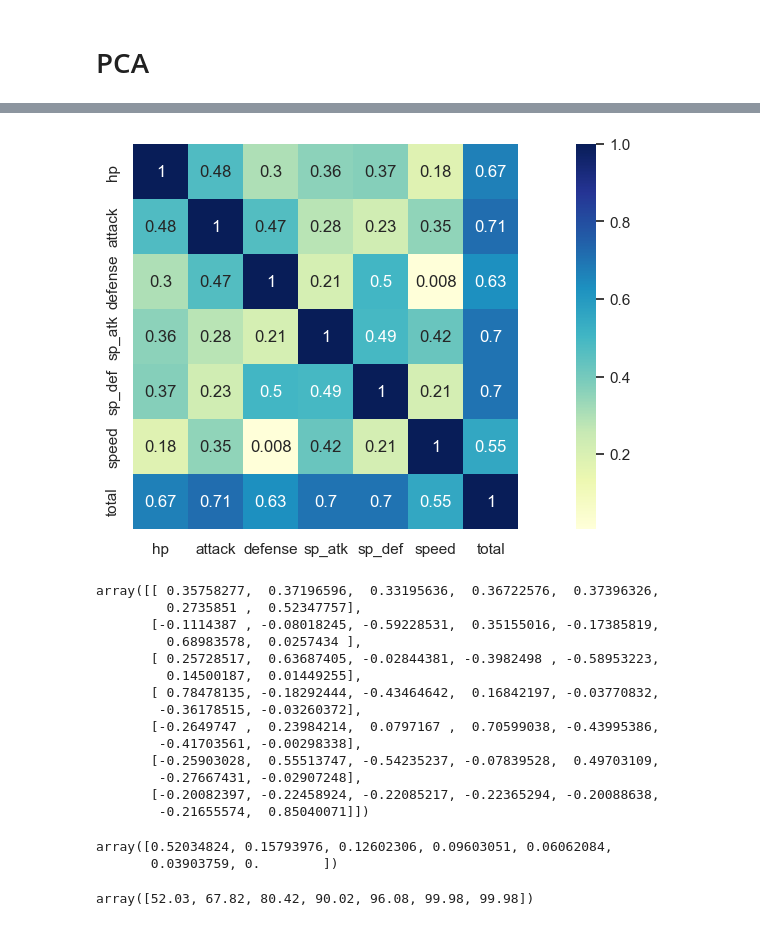
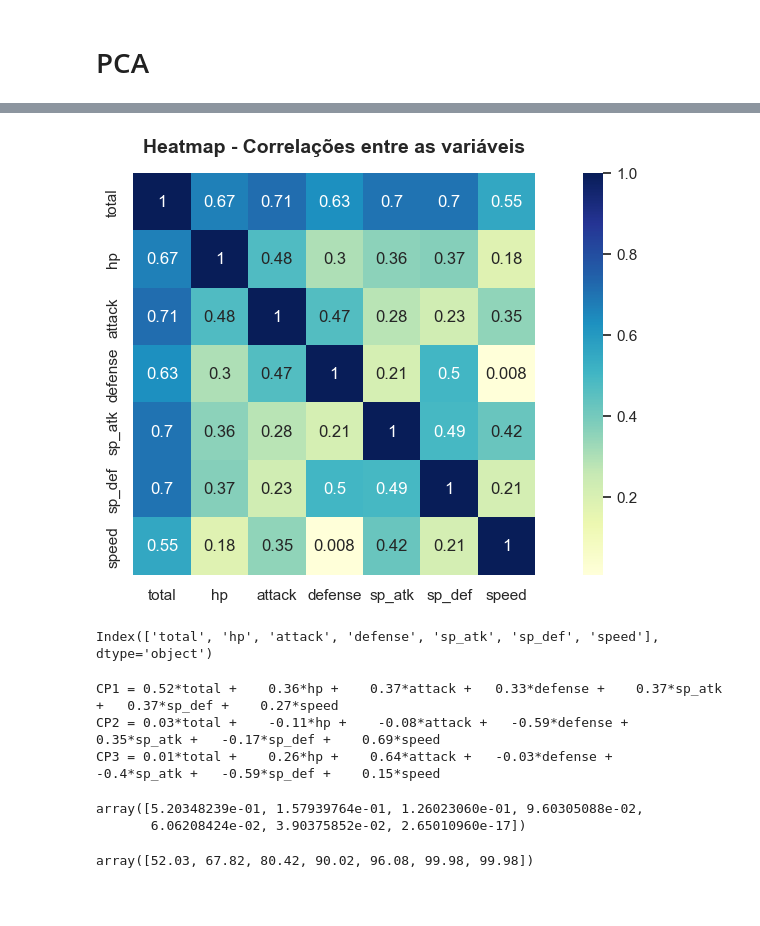
Before and after one commit to EdsonEdu2031/pi-2026, a Jupyter notebook: main.ipynb, the cells around one changed output, grey strips where cells are left out. Cells and saved outputs as stored; diff of their text form; code cells hidden in the pictures; blank space fills up the shorter version.

Commit message:
Análise dos Clusters

```diff
--- a/main.ipynb
+++ b/main.ipynb
@@ -222,16 +235,20 @@ df.columns'''
 # %% [output]
 "df = pd.read_csv('pokedex_filtrada.csv')\ndf.columns"
 # %%
-'''# Usaremos o Fuzzy C-Means aplicado no T1
-#df = pd.read_csv('pokedex_filtrada.csv')
-X = df.select('total', 'hp', 'attack','defense', 'sp_atk','sp_def', 'speed')
+# Usaremos o Fuzzy C-Means aplicado no T1
+# Com pandas
+df = pd.read_csv('pokedex_filtrada.csv')
+X = df[['total','hp', 'attack','defense', 'sp_atk', 'sp_def', 'speed']]
+
+# Com Spark
+'''X = df.select('total', 'hp', 'attack','defense', 'sp_atk','sp_def', 'speed')
 
 # Convertendo X para pandas pq assim a função funcionará
 X = X.toPandas()'''
 
 # Definindo os parâmetros
 threshold = 0.65
-qtd_cluster = 5
+qtd_cluster = 4
 max_iter = 200
 coefs_silhouette = []
 
@@ -239,8 +256,6 @@ coefs_silhouette = []
 ms = np.arange(1.1, 3.1, 0.1).round(1)
 
 # Variaremos o m conforme a lista
-X = df[['total','hp', 'attack','defense', 'sp_atk', 'sp_def', 'speed']]
-
 for m in ms:
     cent, W, y, silhouette = fuzzy_c_means(X, qtd_cluster, threshold, m, max_iter)
 
@@ -391,10 +438,13 @@ pca.describe()
 # %%
-plt.figure(figsize=(15,5))
-ax=sns.heatmap(pca.corr(),
+# Avaliando a correlação entre as vars
+plt.figure(figsize=(10,5))
+plt.title('Heatmap - Correlações entre as variáveis', fontsize=14, pad=15, fontweight='bold')
+ax=sns.heatmap(X.corr(),
                annot=True,
                cmap='YlGnBu',
-               cbar_kws={"orientation":"vertical"})
+               cbar_kws={"orientation":"vertical"}, )
 ax.set_aspect("equal")
+plt.tight_layout()
 # %% [output]
-[figure, old version]
+[figure, new version]
 # %%
@@ -403,28 +454,22 @@ resultado_pca=pca_2.fit_transform(scale(pca.values))
 resultado=pd.DataFrame({'cp1':resultado_pca[:,0],'cp2':resultado_pca[:,1],'cp3':resultado_pca[:,2], 'cp4':resultado_pca[:,3], 'cp5':resultado_pca[:,4], 'cp6':resultado_pca[:,5], 'cp7':resultado_pca[:,6]})
+# %%
+X.columns
+# %% [output]
+Index(['total', 'hp', 'attack', 'defense', 'sp_atk', 'sp_def', 'speed'], dtype='object')
 # %%
-#coeficientes dos CPs (autovetores)
-#cada linha é um CP
-pca_2.components_
+# Avaliando os componentes principais
+for i, cp in enumerate(pca.components_.round(2)):
+    if i == 3: break
+    print(f'CP{i+1} = {cp[0]}*total +    {cp[1]}*hp +    {cp[2]}*attack +   {cp[3]}*defense +    {cp[4]}*sp_atk +   {cp[5]}*sp_def +    {cp[6]}*speed')
 # %% [output]
-array([[ 0.35758277,  0.37196596,  0.33195636,  0.36722576,  0.37396326,
-         0.2735851 ,  0.52347757],
-       [-0.1114387 , -0.08018245, -0.59228531,  0.35155016, -0.17385819,
-         0.68983578,  0.0257434 ],
-       [ 0.25728517,  0.63687405, -0.02844381, -0.3982498 , -0.58953223,
-         0.14500187,  0.01449255],
-       [ 0.78478135, -0.18292444, -0.43464642,  0.16842197, -0.03770832,
-        -0.36178515, -0.03260372],
-       [-0.2649747 ,  0.23984214,  0.0797167 ,  0.70599038, -0.43995386,
-        -0.41703561, -0.00298338],
-       [-0.25903028,  0.55513747, -0.54235237, -0.07839528,  0.49703109,
-        -0.27667431, -0.02907248],
-       [-0.20082397, -0.22458924, -0.22085217, -0.22365294, -0.20088638,
-        -0.21655574,  0.85040071]])
+CP1 = 0.52*total +    0.36*hp +    0.37*attack +   0.33*defense +    0.37*sp_atk +   0.37*sp_def +    0.27*speed
+CP2 = 0.03*total +    -0.11*hp +    -0.08*attack +   -0.59*defense +    0.35*sp_atk +   -0.17*sp_def +    0.69*speed
+CP3 = 0.01*total +    0.26*hp +    0.64*attack +   -0.03*defense +    -0.4*sp_atk +   -0.59*sp_def +    0.15*speed
 # %%
 # variância explicada dos CPs
-pca_2.explained_variance_ratio_
+pca.explained_variance_ratio_
 # %% [output]
-array([0.52034824, 0.15793976, 0.12602306, 0.09603051, 0.06062084,
-       0.03903759, 0.        ])
+array([5.20348239e-01, 1.57939764e-01, 1.26023060e-01, 9.60305088e-02,
+       6.06208424e-02, 3.90375852e-02, 2.65010960e-17])
 # %%
 #variância explicada acumulada
```
Also changed, not shown: parts of 19 cells of this notebook, 2 other files.
